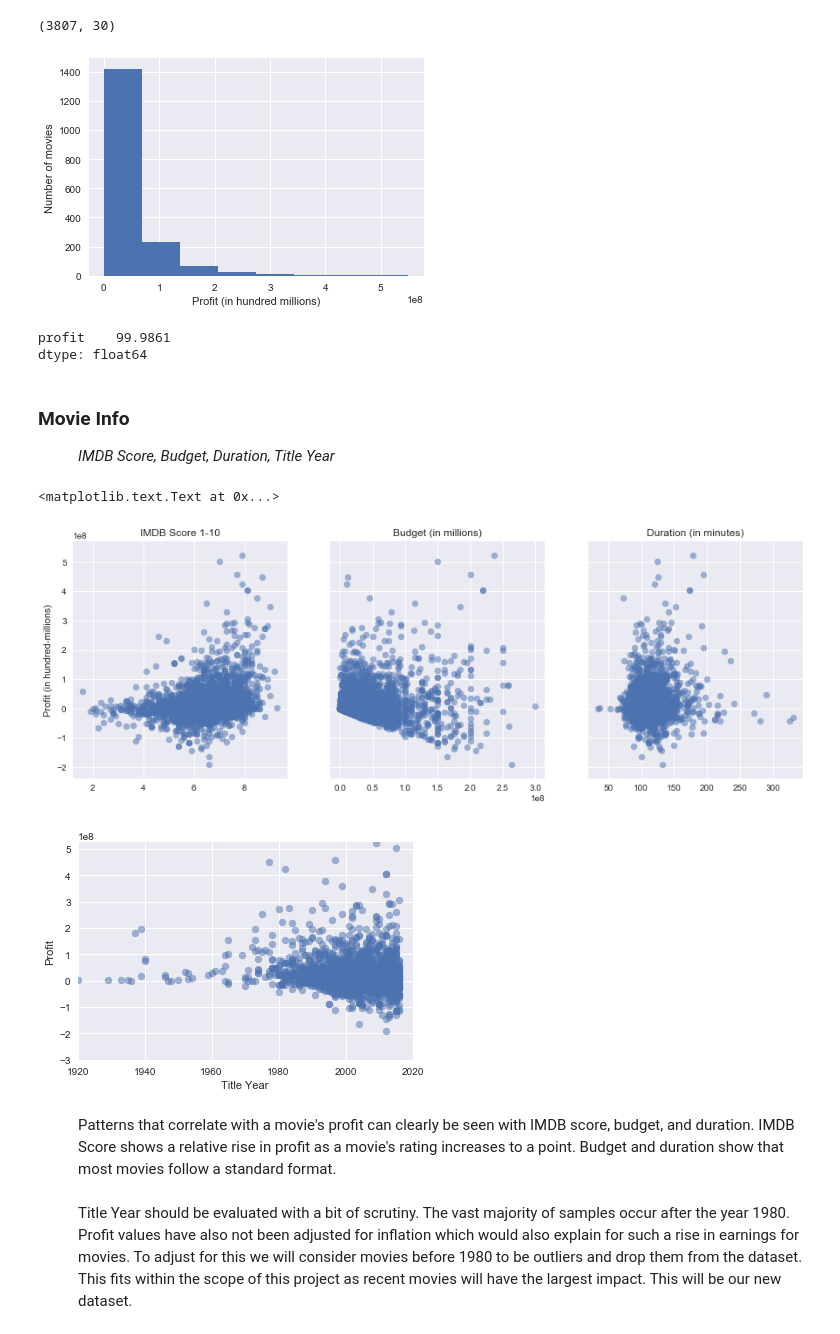
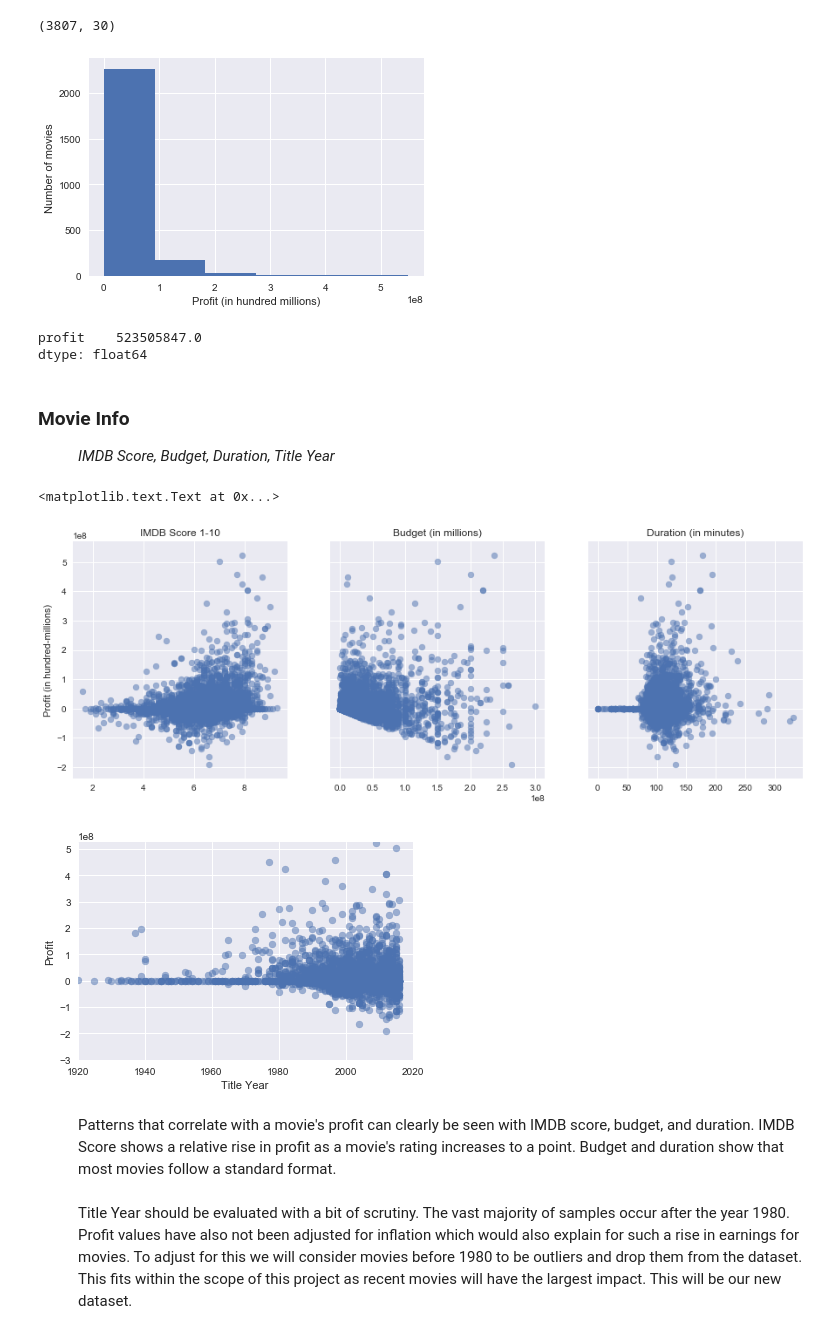
Before and after one commit to marc-hern/Feature-Selection-In-IMDB, a Jupyter notebook: Feature-Selection-vs-Profit.ipynb, the cells around one changed output. Cells and saved outputs as stored; diff of their text form; code cells hidden in the pictures.

```diff
--- a/Feature-Selection-vs-Profit.ipynb
+++ b/Feature-Selection-vs-Profit.ipynb
@@ -38,7 +37,6 @@ movies_dataframe = movies_dataframe.drop(movies_dataframe[movies_dataframe.count
 # Any block with missing information is dropped
 movies_dataframe.dropna()
 #movies_dataframe = movies_dataframe.select_dtypes(include=['int64','float64'])
-#movies_dataframe = movies_dataframe.fillna(0)
 
 # To fix an issue that would later appear, all samples with the "Color" feature set to 0,
 # meaning that the field was empty, is to be dropped.
@@ -46,17 +44,20 @@ movies_dataframe.dropna()
 
 # Calculate profit to adjust for inflation
 # Subtract budget from gross to calculate profits and add it as a new feature
-movies_dataframe['profit'] = np.subtract(movies_dataframe[['gross']], movies_dataframe[['budget']])
+movies_dataframe['profit'] = np.subtract(movies_dataframe['gross'].values, movies_dataframe['budget'].values)
 
-# movies_dataframe['profitpercent'] = np.subtract(movies_dataframe['gross'].values, movies_dataframe['budget'].values)
-# movies_dataframe['profitpercent'] = np.divide(movies_dataframe['profit'].values, movies_dataframe['gross'].values)
-# movies_dataframe['profitpercent'] = np.multiply(movies_dataframe['profit'].values, 100)
+movies_dataframe['profitpercent'] = np.subtract(movies_dataframe['gross'].values, movies_dataframe['budget'].values)
+movies_dataframe['profitpercent'] = np.divide(movies_dataframe['profitpercent'].values, movies_dataframe['gross'].values)
+movies_dataframe['profitpercent'] = np.multiply(movies_dataframe['profitpercent'].values, 100)
 
-profit = (((df2['gross'].values)-(df2['budget'].values))/(df2['gross'].values))*100
-df2.loc[:,'profit'] = pd.Series(profit, index=df2.index)
+# profit = (((movies_dataframe['gross'].values) - (movies_dataframe['budget'].values))
+#           / (movies_dataframe['gross'].values)) * 100
+# movies_dataframe.loc[:,'profitpercent'] = pd.Series(profit, index=movies_dataframe.index)
+
+movies_dataframe = movies_dataframe.fillna(0)
 
 
-movies_dataframe.head(5)
+movies_dataframe
 # %% [output]
 |  | color | director_name | num_critic_for_reviews | duration | director_facebook_likes | actor_3_facebook_likes | ... |
 | 0 | Color | James Cameron | 723.0 | 178.0 | 0.0 | 855.0 | ... |
@@ -72,19 +84,19 @@ movies_dataframe.shape
 # %%
 # Graph for Profits vs Number of Movies
 %matplotlib inline
-plt.hist(movies_dataframe['profit'], bins=8, normed=False, range=(0, 550000000))
+plt.hist(movies_dataframe['profit'], bins=6, normed=False, range=(0, 550000000))
 
 plt.xlabel('Profit (in hundred millions)')
 plt.ylabel('Number of movies')
 plt.show()
 
 # We also want to see what the most profitable movie in our dataset made
 # We will also use our maximum profit number for limits
-#max_gross = movies_dataframe[['profit']].max()
-print(max_gross)
+max_profit = movies_dataframe[['profit']].max()
+print(max_profit)
 # %% [output]
-[figure, old version]
+[figure, new version]
-profit    99.9861
+profit    523505847.0
 dtype: float64
 # %% [markdown]
 <dl>
@@ -103,7 +115,7 @@ ax2.set_title('Budget (in millions)')
 ax3.set_title('Duration (in minutes)')
 # %% [output]
 <matplotlib.text.Text at 0x...>
-[figure, old version]
+[figure, new version]
 # %%
 # Profit vs. Title Year
 
@@ -118,7 +130,7 @@ plt.xlim([1920, 2020])              #Title Year range of 1920 - 2020
 plt.scatter(x_axis, y, alpha=0.5)
 plt.show()
 # %% [output]
-[figure, old version]
+[figure, new version]
 # %% [markdown]
 <dl>
     <dt></dt>
```
Also changed, not shown: parts of 8 cells of this notebook.
